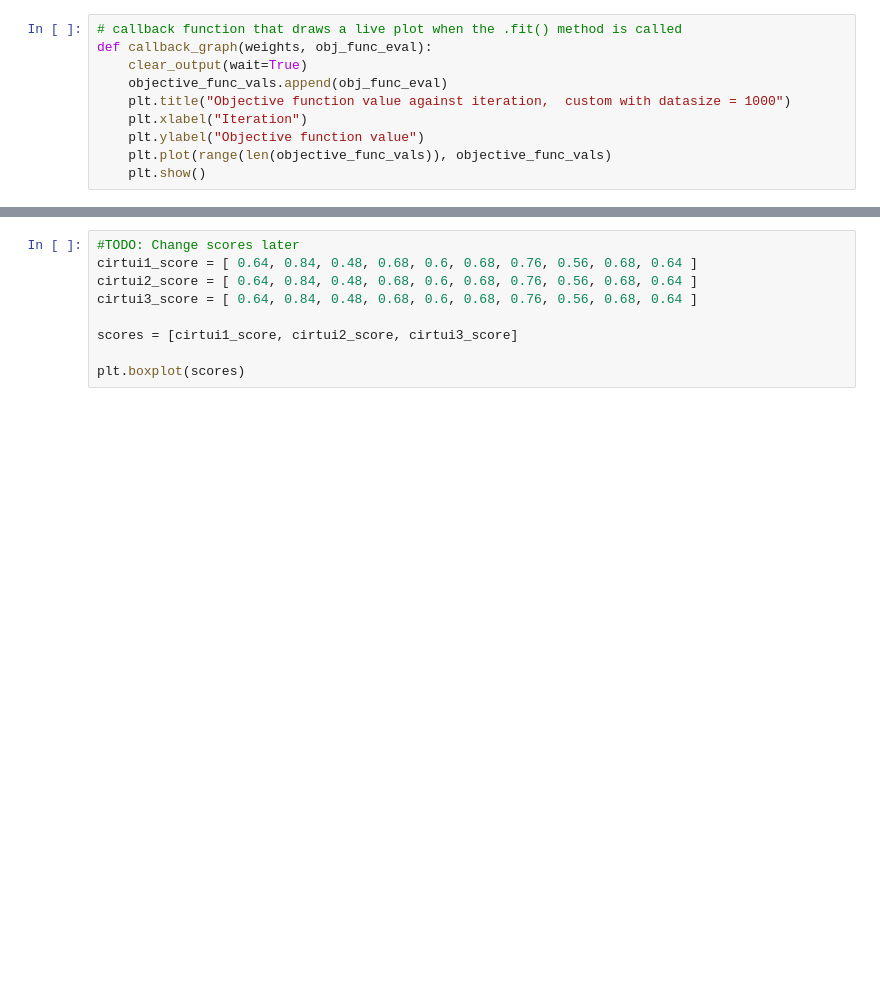
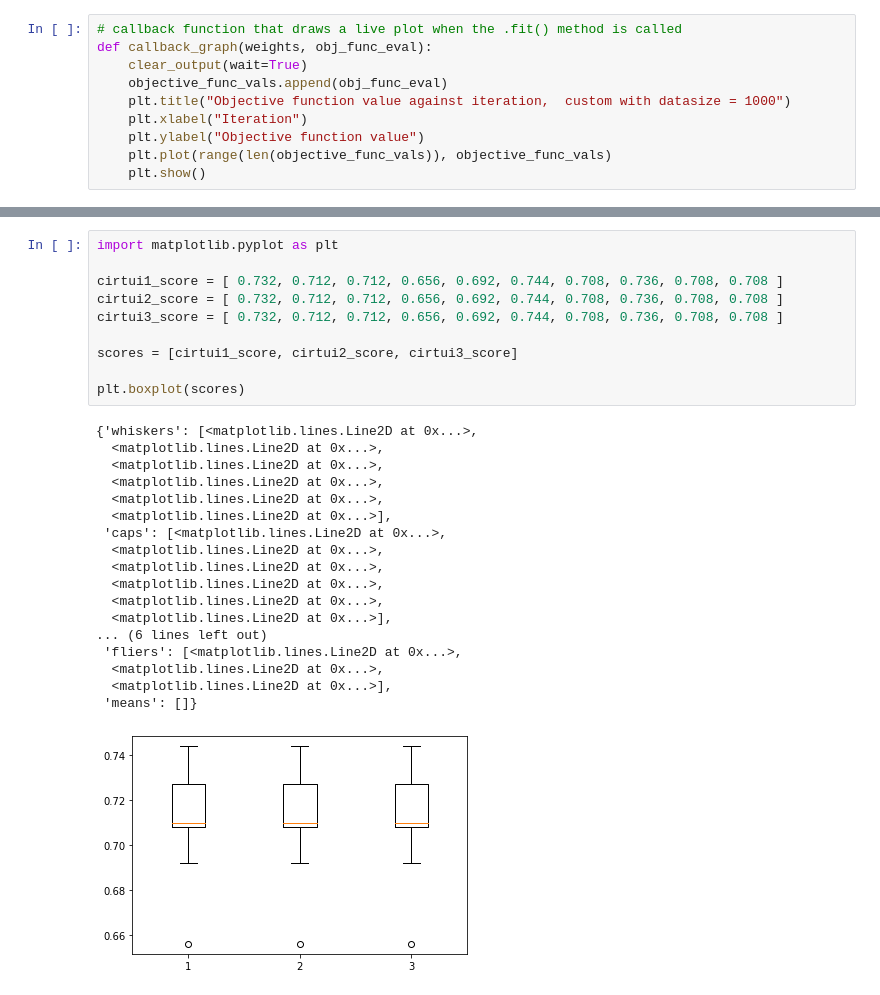
Before and after one commit to CoffeAddiict/QI_Project, a Jupyter notebook: custom_1000.ipynb, the cells around one changed output, grey strips where cells are left out. Saved outputs shown, nothing was run; the diff lists cells and outputs as text; blank space fills up the shorter version.

```diff
--- a/custom_1000.ipynb
+++ b/custom_1000.ipynb
@@ -258,9 +264,29 @@ Score of circuit 3:  [0.68933333 0.696      0.696      0.71466667 0.70266667 0.6
 # %%
-#TODO: Change scores later
-cirtui1_score = [ 0.64, 0.84, 0.48, 0.68, 0.6, 0.68, 0.76, 0.56, 0.68, 0.64 ]
-cirtui2_score = [ 0.64, 0.84, 0.48, 0.68, 0.6, 0.68, 0.76, 0.56, 0.68, 0.64 ]
-cirtui3_score = [ 0.64, 0.84, 0.48, 0.68, 0.6, 0.68, 0.76, 0.56, 0.68, 0.64 ]
+import matplotlib.pyplot as plt
+
+cirtui1_score = [ 0.732, 0.712, 0.712, 0.656, 0.692, 0.744, 0.708, 0.736, 0.708, 0.708 ]
+cirtui2_score = [ 0.732, 0.712, 0.712, 0.656, 0.692, 0.744, 0.708, 0.736, 0.708, 0.708 ]
+cirtui3_score = [ 0.732, 0.712, 0.712, 0.656, 0.692, 0.744, 0.708, 0.736, 0.708, 0.708 ]
 
 scores = [cirtui1_score, cirtui2_score, cirtui3_score]
 
 plt.boxplot(scores)
+# %% [output]
+{'whiskers': [<matplotlib.lines.Line2D at 0x...>,
+  <matplotlib.lines.Line2D at 0x...>,
+  <matplotlib.lines.Line2D at 0x...>,
+  <matplotlib.lines.Line2D at 0x...>,
+  <matplotlib.lines.Line2D at 0x...>,
+  <matplotlib.lines.Line2D at 0x...>],
+ 'caps': [<matplotlib.lines.Line2D at 0x...>,
+  <matplotlib.lines.Line2D at 0x...>,
+  <matplotlib.lines.Line2D at 0x...>,
+  <matplotlib.lines.Line2D at 0x...>,
+  <matplotlib.lines.Line2D at 0x...>,
+  <matplotlib.lines.Line2D at 0x...>],
+... (6 lines left out)
+ 'fliers': [<matplotlib.lines.Line2D at 0x...>,
+  <matplotlib.lines.Line2D at 0x...>,
+  <matplotlib.lines.Line2D at 0x...>],
+ 'means': []}
+[figure, added]
```
Also changed, not shown: parts of 4 cells of this notebook, 2 other files.
